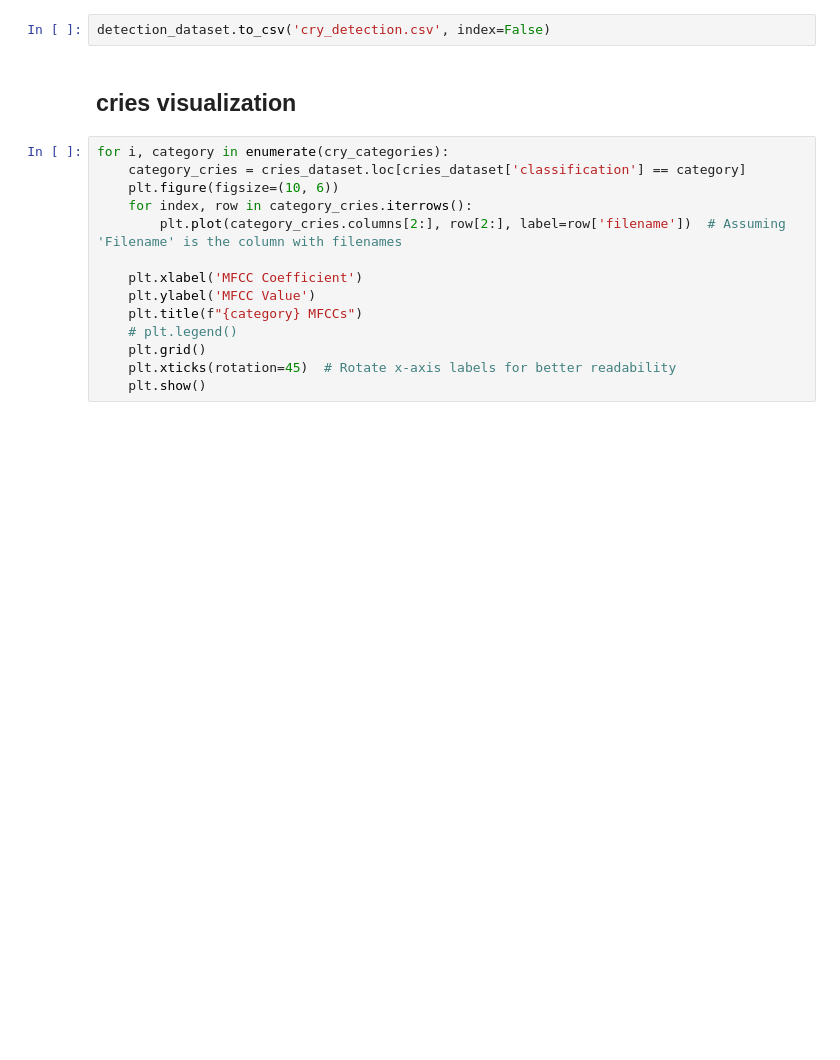
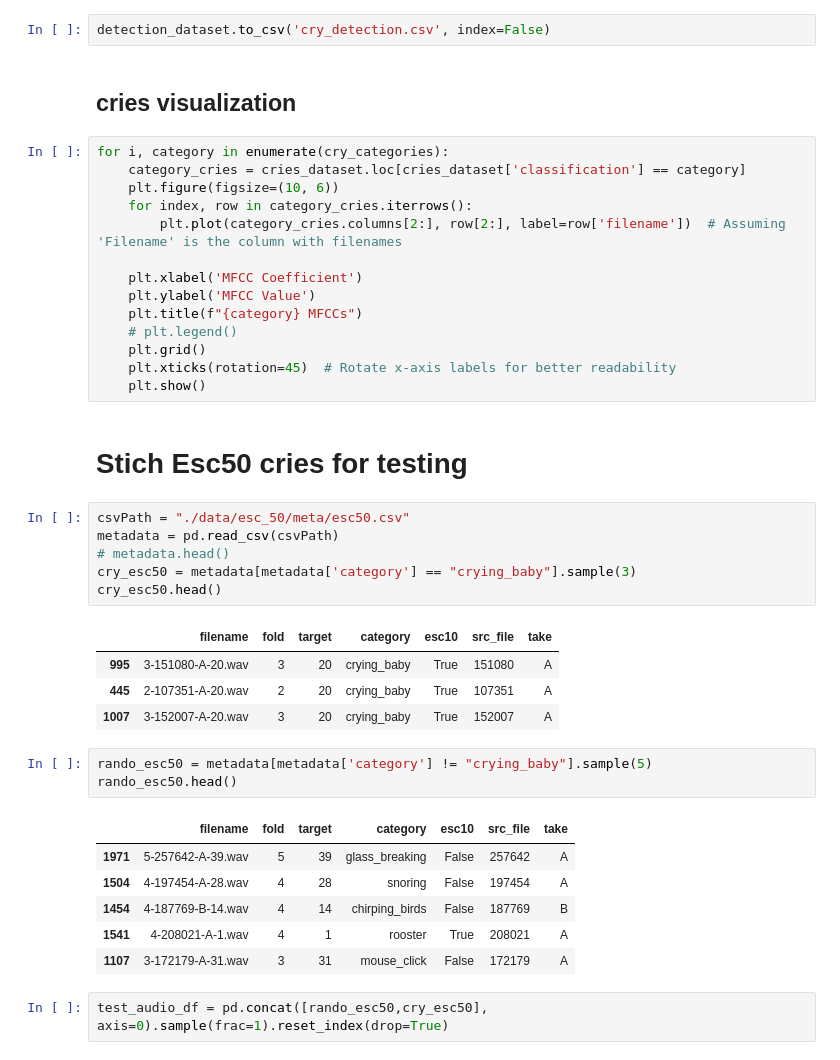
Before and after one commit to alem-147/infasafe, a Jupyter notebook: audio_analysis/feature_extraction.ipynb, the cells around one changed output. Drawn from its saved outputs; the diff is of its cells as text; blank space fills up the shorter version.

Commit message:
stich files and test on handler

```diff
--- a/audio_analysis/feature_extraction.ipynb
+++ b/audio_analysis/feature_extraction.ipynb
@@ -216,3 +216,28 @@ for i, category in enumerate(cry_categories):
     plt.grid()
     plt.xticks(rotation=45)  # Rotate x-axis labels for better readability
     plt.show()
+# %% [markdown]
+# Stich Esc50 cries for testing
+# %%
+csvPath = "./data/esc_50/meta/esc50.csv"
+metadata = pd.read_csv(csvPath)
+# metadata.head()
+cry_esc50 = metadata[metadata['category'] == "crying_baby"].sample(3)
+cry_esc50.head()
+# %% [output]
+|  | filename | fold | target | category | esc10 | src_file | take |
+| 995 | 3-151080-A-20.wav | 3 | 20 | crying_baby | True | 151080 | A |
+| 445 | 2-107351-A-20.wav | 2 | 20 | crying_baby | True | 107351 | A |
+| 1007 | 3-152007-A-20.wav | 3 | 20 | crying_baby | True | 152007 | A |
+# %%
+rando_esc50 = metadata[metadata['category'] != "crying_baby"].sample(5)
+rando_esc50.head()
+# %% [output]
+|  | filename | fold | target | category | esc10 | src_file | take |
+| 1971 | 5-257642-A-39.wav | 5 | 39 | glass_breaking | False | 257642 | A |
+| 1504 | 4-197454-A-28.wav | 4 | 28 | snoring | False | 197454 | A |
+| 1454 | 4-187769-B-14.wav | 4 | 14 | chirping_birds | False | 187769 | B |
+| 1541 | 4-208021-A-1.wav | 4 | 1 | rooster | True | 208021 | A |
+| 1107 | 3-172179-A-31.wav | 3 | 31 | mouse_click | False | 172179 | A |
+# %%
+test_audio_df = pd.concat([rando_esc50,cry_esc50], axis=0).sample(frac=1).reset_index(drop=True)
```
Also changed, not shown: parts of 4 cells of this notebook, 1 other file.
